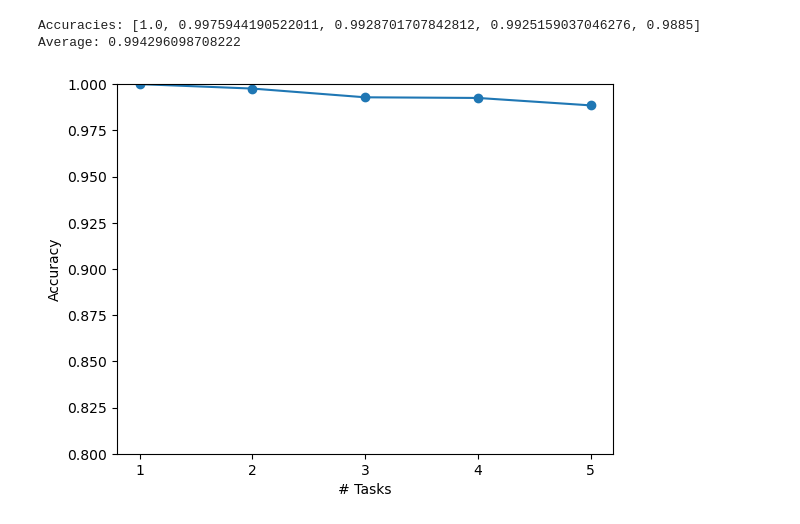
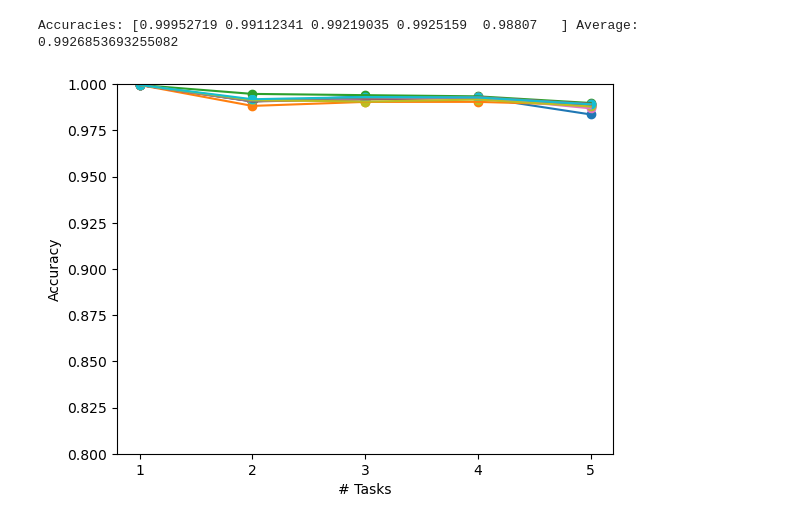
Before and after one commit to jvallikivi/mlmi4-vcl, a Jupyter notebook: Split_MNIST.ipynb, the cells around one changed output. Drawn from its saved outputs; the diff is of its cells as text; code cells hidden in the pictures.

Commit message:
update: split exps more aligned with original

```diff
--- a/Split_MNIST.ipynb
+++ b/Split_MNIST.ipynb
@@ -23,23 +23,4 @@ def get_sMNIST(task_idx, device):
     test_y = torch.tensor([d[1] - task_idx * 2 for d in ds_test_filtered])
 
     return train_x.to(device), train_y.to(device), test_x.to(device), test_y.to(device)
-# %%
-device = 'cuda'
-
-test_x_all = []
-test_y_all = []
-test_task_i_all = []
-
-coreset_x = None
-coreset_y = None
-coreset_size = 40
-
-batch_size = 1024 # TODO: "batch size equal to the size of the training set"
-
-random_coreset = True
-accuracies = []
-n_epochs = 200
-
-# plot_heads_weights(VCL_split_MNIST(random_initialize=True, num_heads=2), VCL_split_MNIST(random_initialize=False, num_heads=2))
-previous_model, coreset_task_mask = None, None
 # %%
@@ -178,11 +168,13 @@ Task 2, Accuracy: 0.9929
 # %%
-print("Accuracies:", accuracies, "Average:", np.mean(accuracies))
-plt.plot(np.arange(1, 6), accuracies)
-plt.scatter(np.arange(1, 6), accuracies)
-plt.xticks(np.arange(1, 6))
-plt.ylim(0.8, 1)
-plt.xlabel("# Tasks")
-plt.ylabel("Accuracy");
+accuracies = np.array(accs)
+print("Accuracies:", accuracies.mean(axis=0), "Average:", np.mean(accuracies))
+for values in accs:
+    plt.plot(np.arange(1, 6), values)
+    plt.scatter(np.arange(1, 6), values)
+    plt.xticks(np.arange(1, 6))
+    plt.ylim(0.8, 1)
+    plt.xlabel("# Tasks")
+    plt.ylabel("Accuracy");
 # %% [output]
-Accuracies: [1.0, 0.9975944190522011, 0.9928701707842812, 0.9925159037046276, 0.9885] Average: 0.994296098708222
+Accuracies: [0.99952719 0.99112341 0.99219035 0.9925159  0.98807   ] Average: 0.9926853693255082
-[figure, old version]
+[figure, new version]
```
Also changed, not shown: parts of 2 cells of this notebook, 3 other files.
